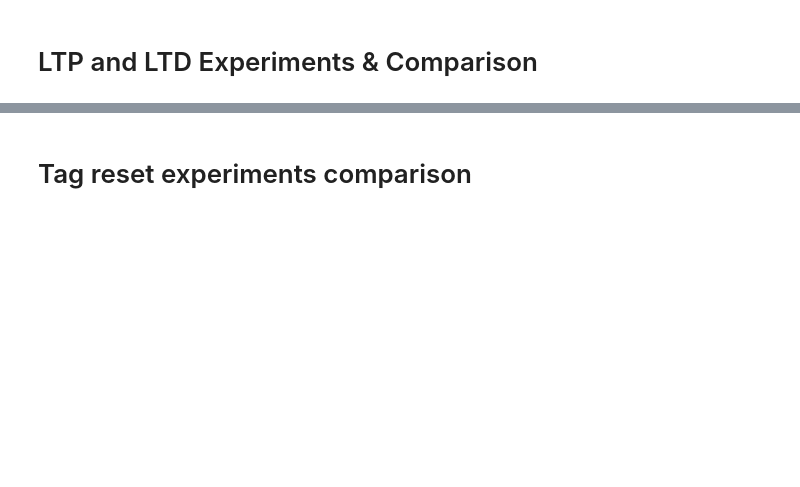
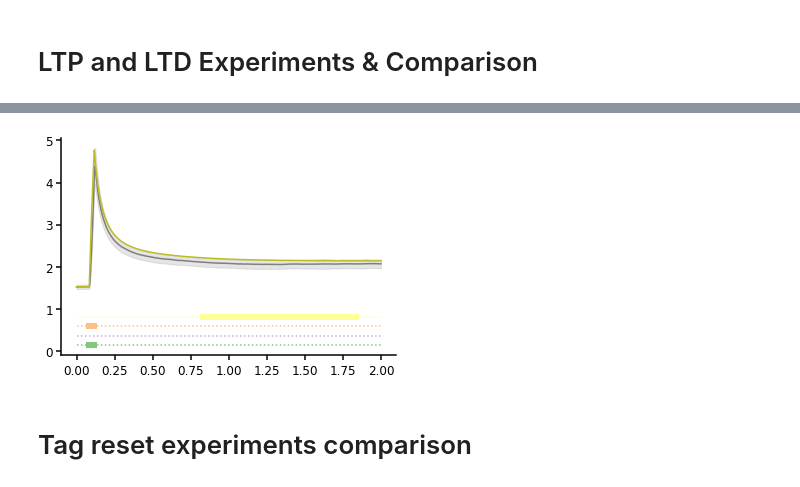
Before and after one commit to ngr-francesco/virtual_lab, a Jupyter notebook: examples/Simulation_results.ipynb, the cells around one changed output, grey strips where cells are left out. Cells and saved outputs as stored; diff of their text form; code cells hidden in the pictures; blank space fills up the shorter version.

```diff
--- a/examples/Simulation_results.ipynb
+++ b/examples/Simulation_results.ipynb
@@ -274,3 +264,7 @@ Plotting 16 experiments
+# %%
+Sim.compare_experiment_results([stoc[0],det[0]],["V_tot"],stochastic_styling = "mean", rescale = True, time_unit = "h")
+# %% [output]
+[figure, added]
 # %% [markdown]
 # Tag reset experiments comparison
 # %%
```
Also changed, not shown: parts of 12 cells of this notebook, 4 other files.
